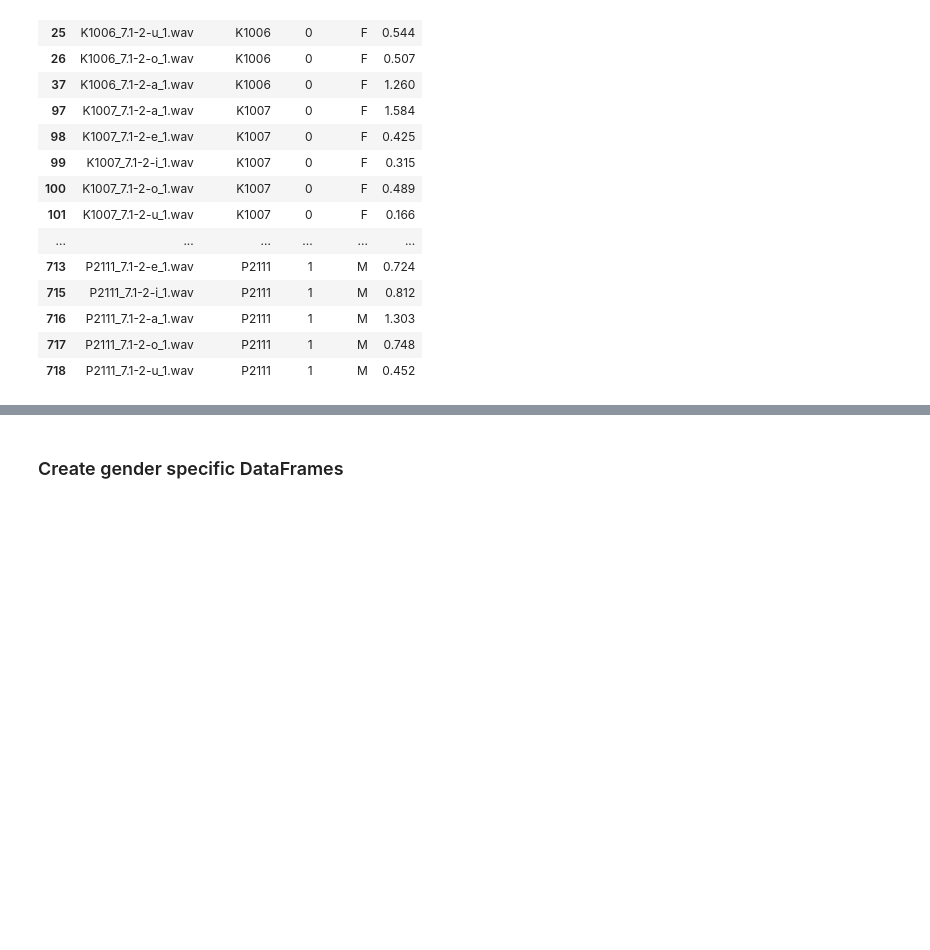
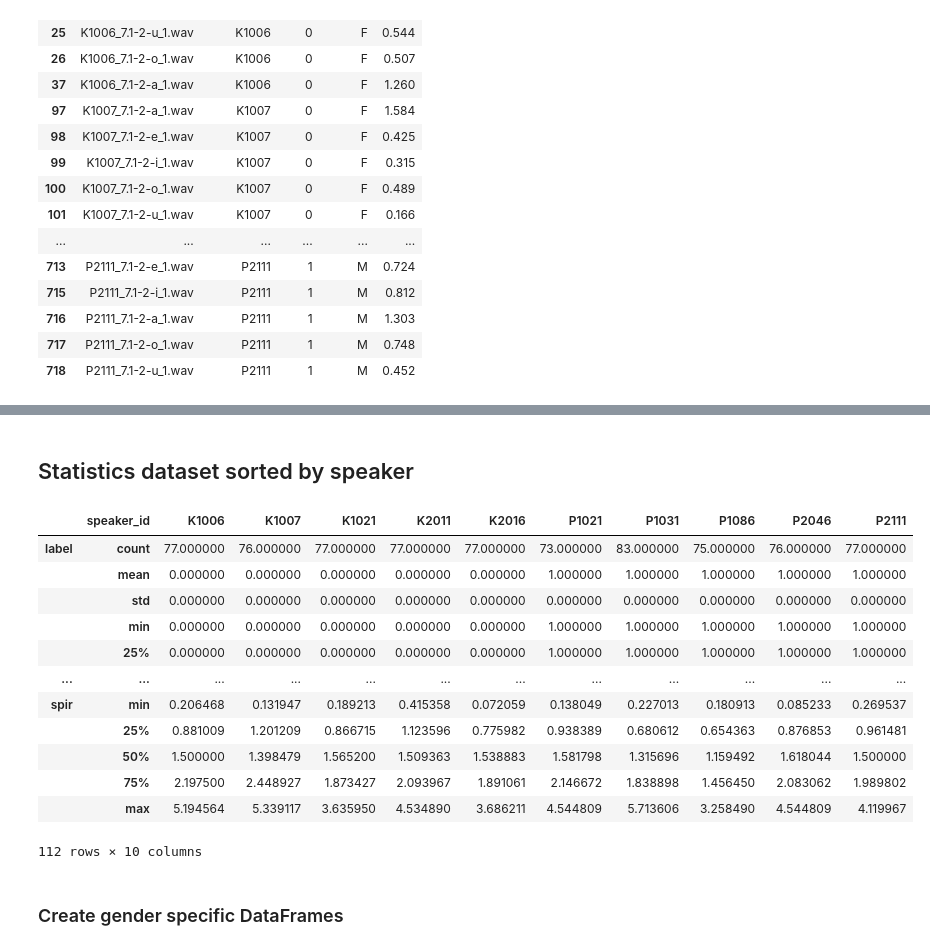
Before and after one commit to RichardLadislav/VuVoPy, a Jupyter notebook: example_scripts/statistic_eval_ntbk.ipynb, the cells around one changed output, grey strips where cells are left out. Cells and saved outputs as stored; diff of their text form; code cells hidden in the pictures; blank space fills up the shorter version.

Commit message:
statistic evaluation ntbk done

```diff
--- a/example_scripts/statistic_eval_ntbk.ipynb
+++ b/example_scripts/statistic_eval_ntbk.ipynb
@@ -48,3 +115,21 @@ parcz_features_mpt
+# %% [markdown]
+## Statistics dataset sorted by speaker
+# %%
+parcz_features_Nan.groupby('speaker_id').describe().T
+# %% [output]
+|  | speaker_id | K1006 | K1007 | K1021 | K2011 | K2016 | P1021 | P1031 | P1086 | P2046 | P2111 |
+| label | count | 77.000000 | 76.000000 | 77.000000 | 77.000000 | 77.000000 | 73.000000 | 83.000000 | 75.000000 | 76.000000 | 77.000000 |
+|  | mean | 0.000000 | 0.000000 | 0.000000 | 0.000000 | 0.000000 | 1.000000 | 1.000000 | 1.000000 | 1.000000 | 1.000000 |
+|  | std | 0.000000 | 0.000000 | 0.000000 | 0.000000 | 0.000000 | 0.000000 | 0.000000 | 0.000000 | 0.000000 | 0.000000 |
+|  | min | 0.000000 | 0.000000 | 0.000000 | 0.000000 | 0.000000 | 1.000000 | 1.000000 | 1.000000 | 1.000000 | 1.000000 |
+|  | 25% | 0.000000 | 0.000000 | 0.000000 | 0.000000 | 0.000000 | 1.000000 | 1.000000 | 1.000000 | 1.000000 | 1.000000 |
+| ... | ... | ... | ... | ... | ... | ... | ... | ... | ... | ... | ... |
+| spir | min | 0.206468 | 0.131947 | 0.189213 | 0.415358 | 0.072059 | 0.138049 | 0.227013 | 0.180913 | 0.085233 | 0.269537 |
+|  | 25% | 0.881009 | 1.201209 | 0.866715 | 1.123596 | 0.775982 | 0.938389 | 0.680612 | 0.654363 | 0.876853 | 0.961481 |
+|  | 50% | 1.500000 | 1.398479 | 1.565200 | 1.509363 | 1.538883 | 1.581798 | 1.315696 | 1.159492 | 1.618044 | 1.500000 |
+|  | 75% | 2.197500 | 2.448927 | 1.873427 | 2.093967 | 1.891061 | 2.146672 | 1.838898 | 1.456450 | 2.083062 | 1.989802 |
+|  | max | 5.194564 | 5.339117 | 3.635950 | 4.534890 | 3.686211 | 4.544809 | 5.713606 | 3.258490 | 4.544809 | 4.119967 |
+112 rows × 10 columns
 # %% [markdown]
 ### Create gender specific DataFrames
 # %%
```
Also changed, not shown: parts of 11 cells of this notebook.
